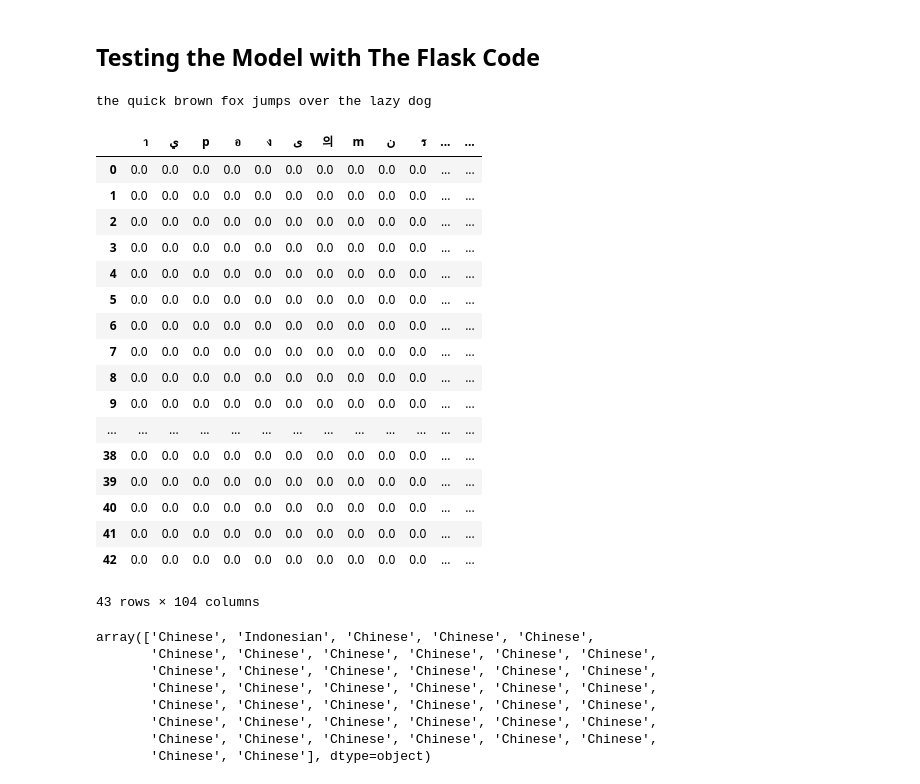
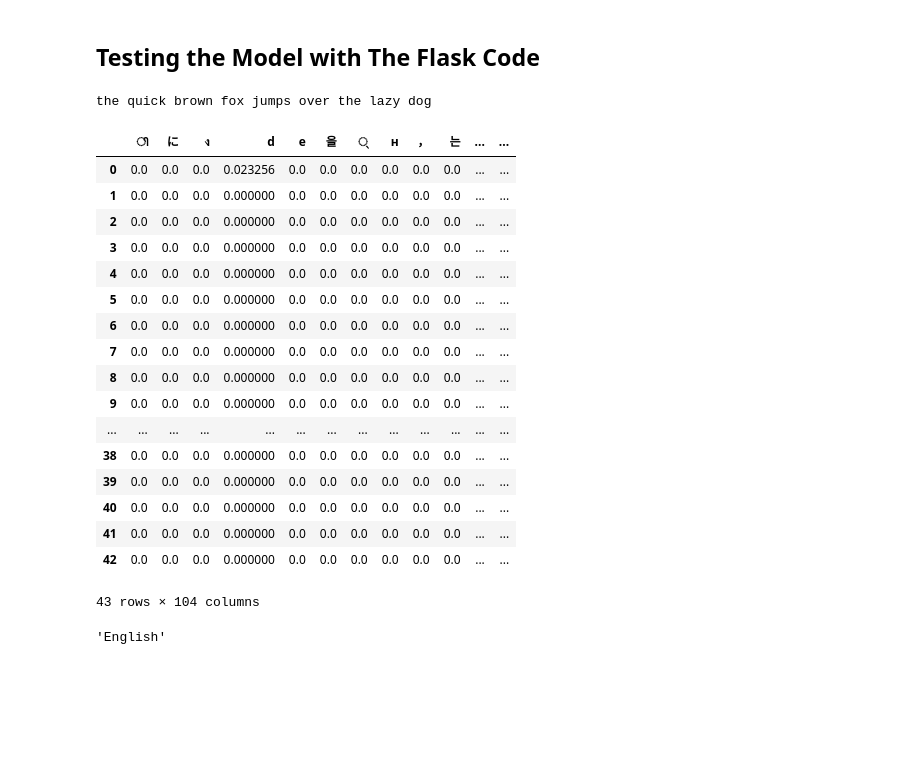
Before and after one commit to EasternUniversity/CSCI405-Language-Detection, a Jupyter notebook: Language_Detector.ipynb, the cells around one changed output. Drawn from its saved outputs; the diff is of its cells as text; code cells hidden in the pictures; blank space fills up the shorter version.

```diff
--- a/Language_Detector.ipynb
+++ b/Language_Detector.ipynb
@@ -664,51 +664,45 @@ with open('model_dictionary', 'w', encoding='utf-8') as file:
 # %%
 dictionary = open('model_dictionary', 'r', encoding='utf-8')
 text = "the quick brown fox jumps over the lazy dog"
 print(text)
 chars = dictionary.read().split('\n')
 chars.pop()
 
 new_arr = np.zeros((len(text), len(chars)))
-i=0
 j=0
-for text in data:
-    sentence = text
-    j=0
-    for char in chars:
-        count = 0
-        for letter in sentence:
-            if letter == char:
-                count = count + 1
-            fraction = count/len(sentence)
-        new_arr[i,j] = fraction
-        j = j + 1
-
-    i = i + 1
+for char in chars:
+    count = 0
+    for letter in text:
+        if letter == char:
+            count = count + 1
+        fraction = count/len(text)
+    new_arr[0,j] = fraction
+    j = j + 1
 
 data_frame = pd.DataFrame(new_arr, columns = chars)
-
 data_frame
 # %% [output]
 the quick brown fox jumps over the lazy dog
-|  | า | ي | р | อ | ง | ی | 의 | m | ن | ร | ... | ... |
-| 0 | 0.0 | 0.0 | 0.0 | 0.0 | 0.0 | 0.0 | 0.0 | 0.0 | 0.0 | 0.0 | ... | ... |
-| 1 | 0.0 | 0.0 | 0.0 | 0.0 | 0.0 | 0.0 | 0.0 | 0.0 | 0.0 | 0.0 | ... | ... |
-| 2 | 0.0 | 0.0 | 0.0 | 0.0 | 0.0 | 0.0 | 0.0 | 0.0 | 0.0 | 0.0 | ... | ... |
-| 3 | 0.0 | 0.0 | 0.0 | 0.0 | 0.0 | 0.0 | 0.0 | 0.0 | 0.0 | 0.0 | ... | ... |
-| 4 | 0.0 | 0.0 | 0.0 | 0.0 | 0.0 | 0.0 | 0.0 | 0.0 | 0.0 | 0.0 | ... | ... |
-| 5 | 0.0 | 0.0 | 0.0 | 0.0 | 0.0 | 0.0 | 0.0 | 0.0 | 0.0 | 0.0 | ... | ... |
-| 6 | 0.0 | 0.0 | 0.0 | 0.0 | 0.0 | 0.0 | 0.0 | 0.0 | 0.0 | 0.0 | ... | ... |
-| 7 | 0.0 | 0.0 | 0.0 | 0.0 | 0.0 | 0.0 | 0.0 | 0.0 | 0.0 | 0.0 | ... | ... |
-| 8 | 0.0 | 0.0 | 0.0 | 0.0 | 0.0 | 0.0 | 0.0 | 0.0 | 0.0 | 0.0 | ... | ... |
-| 9 | 0.0 | 0.0 | 0.0 | 0.0 | 0.0 | 0.0 | 0.0 | 0.0 | 0.0 | 0.0 | ... | ... |
+|  | ி | に | ง | d | е | 을 | ् | н | ， | 는 | ... | ... |
+| 0 | 0.0 | 0.0 | 0.0 | 0.023256 | 0.0 | 0.0 | 0.0 | 0.0 | 0.0 | 0.0 | ... | ... |
+| 1 | 0.0 | 0.0 | 0.0 | 0.000000 | 0.0 | 0.0 | 0.0 | 0.0 | 0.0 | 0.0 | ... | ... |
+| 2 | 0.0 | 0.0 | 0.0 | 0.000000 | 0.0 | 0.0 | 0.0 | 0.0 | 0.0 | 0.0 | ... | ... |
+| 3 | 0.0 | 0.0 | 0.0 | 0.000000 | 0.0 | 0.0 | 0.0 | 0.0 | 0.0 | 0.0 | ... | ... |
+| 4 | 0.0 | 0.0 | 0.0 | 0.000000 | 0.0 | 0.0 | 0.0 | 0.0 | 0.0 | 0.0 | ... | ... |
+| 5 | 0.0 | 0.0 | 0.0 | 0.000000 | 0.0 | 0.0 | 0.0 | 0.0 | 0.0 | 0.0 | ... | ... |
+| 6 | 0.0 | 0.0 | 0.0 | 0.000000 | 0.0 | 0.0 | 0.0 | 0.0 | 0.0 | 0.0 | ... | ... |
+| 7 | 0.0 | 0.0 | 0.0 | 0.000000 | 0.0 | 0.0 | 0.0 | 0.0 | 0.0 | 0.0 | ... | ... |
+| 8 | 0.0 | 0.0 | 0.0 | 0.000000 | 0.0 | 0.0 | 0.0 | 0.0 | 0.0 | 0.0 | ... | ... |
+| 9 | 0.0 | 0.0 | 0.0 | 0.000000 | 0.0 | 0.0 | 0.0 | 0.0 | 0.0 | 0.0 | ... | ... |
 | ... | ... | ... | ... | ... | ... | ... | ... | ... | ... | ... | ... | ... |
-| 38 | 0.0 | 0.0 | 0.0 | 0.0 | 0.0 | 0.0 | 0.0 | 0.0 | 0.0 | 0.0 | ... | ... |
-| 39 | 0.0 | 0.0 | 0.0 | 0.0 | 0.0 | 0.0 | 0.0 | 0.0 | 0.0 | 0.0 | ... | ... |
-| 40 | 0.0 | 0.0 | 0.0 | 0.0 | 0.0 | 0.0 | 0.0 | 0.0 | 0.0 | 0.0 | ... | ... |
-| 41 | 0.0 | 0.0 | 0.0 | 0.0 | 0.0 | 0.0 | 0.0 | 0.0 | 0.0 | 0.0 | ... | ... |
-| 42 | 0.0 | 0.0 | 0.0 | 0.0 | 0.0 | 0.0 | 0.0 | 0.0 | 0.0 | 0.0 | ... | ... |
+| 38 | 0.0 | 0.0 | 0.0 | 0.000000 | 0.0 | 0.0 | 0.0 | 0.0 | 0.0 | 0.0 | ... | ... |
+| 39 | 0.0 | 0.0 | 0.0 | 0.000000 | 0.0 | 0.0 | 0.0 | 0.0 | 0.0 | 0.0 | ... | ... |
+| 40 | 0.0 | 0.0 | 0.0 | 0.000000 | 0.0 | 0.0 | 0.0 | 0.0 | 0.0 | 0.0 | ... | ... |
+| 41 | 0.0 | 0.0 | 0.0 | 0.000000 | 0.0 | 0.0 | 0.0 | 0.0 | 0.0 | 0.0 | ... | ... |
+| 42 | 0.0 | 0.0 | 0.0 | 0.000000 | 0.0 | 0.0 | 0.0 | 0.0 | 0.0 | 0.0 | ... | ... |
 43 rows × 104 columns
 # %%
+import joblib
 data = data_frame
 
 #Grab a Pickle (Open PKL File)
@@ -720,16 +714,9 @@ model = joblib.load(file)
 #See if you ate the right pickle (Predict)
 predicition = model.predict(data)
 
-predicition
+predicition[0]
 # %% [output]
-array(['Chinese', 'Indonesian', 'Chinese', 'Chinese', 'Chinese',
-       'Chinese', 'Chinese', 'Chinese', 'Chinese', 'Chinese', 'Chinese',
-       'Chinese', 'Chinese', 'Chinese', 'Chinese', 'Chinese', 'Chinese',
-       'Chinese', 'Chinese', 'Chinese', 'Chinese', 'Chinese', 'Chinese',
-       'Chinese', 'Chinese', 'Chinese', 'Chinese', 'Chinese', 'Chinese',
-       'Chinese', 'Chinese', 'Chinese', 'Chinese', 'Chinese', 'Chinese',
-       'Chinese', 'Chinese', 'Chinese', 'Chinese', 'Chinese', 'Chinese',
-       'Chinese', 'Chinese'], dtype=object)
+'English'
 # %%
 ### Visualize to check for overfitting or underfitting
 %matplotlib inline
```
Also changed, not shown: parts of 10 cells of this notebook.
